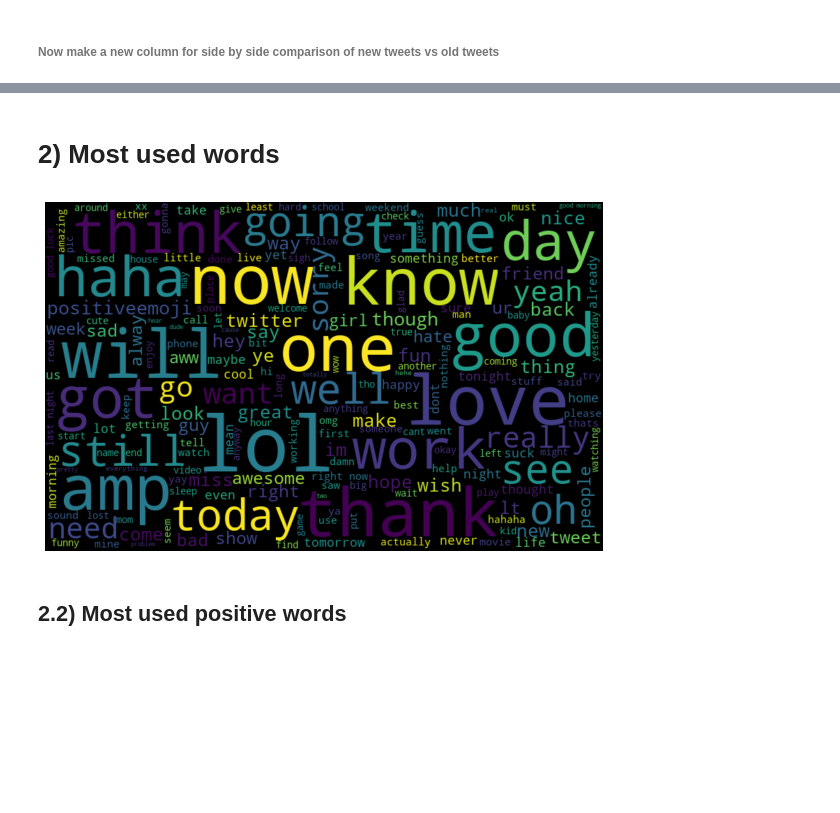
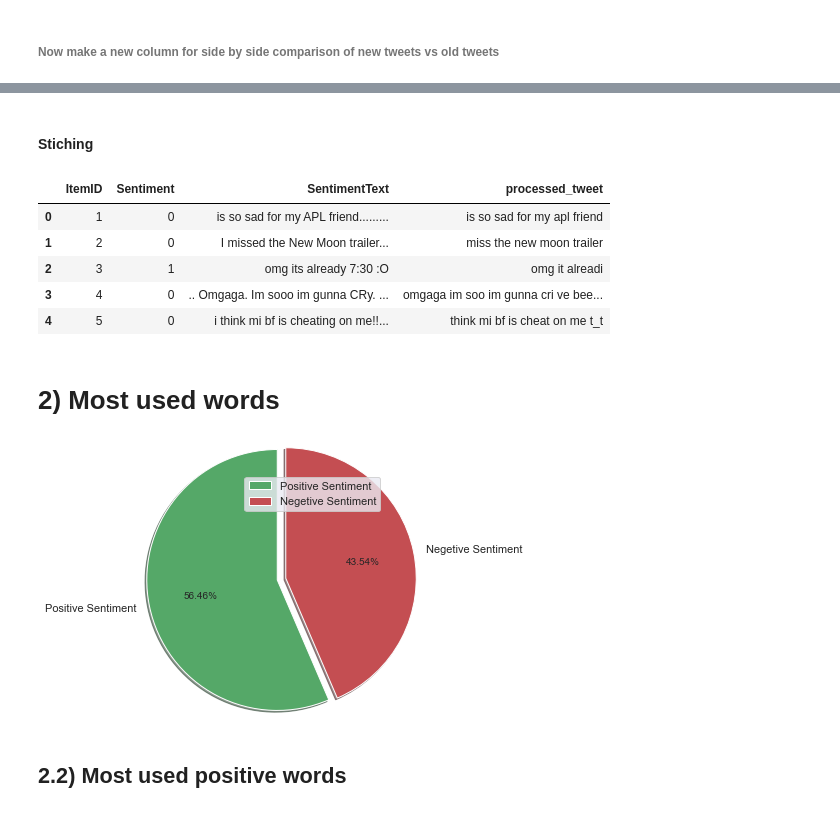
Before and after one commit to gunjannandy/twitter-sentiment-analysis, a Jupyter notebook: twitter-sentiment-analysis.ipynb, the cells around one changed output, grey strips where cells are left out. Cells and saved outputs as stored; diff of their text form; code cells hidden in the pictures; blank space fills up the shorter version.

```diff
--- a/twitter-sentiment-analysis.ipynb
+++ b/twitter-sentiment-analysis.ipynb
@@ -198,14 +225,30 @@ stop_words = set(stopwords.words('english'))
+# %% [markdown]
+#### Stiching
+# %%
+for i in range(len(tokenized_tweet)):
+    tokenized_tweet[i] = ' '.join(tokenized_tweet[i])
+
+total_data['processed_tweet'] = tokenized_tweet
+total_data.head()
+# %% [output]
+|  | ItemID | Sentiment | SentimentText | processed_tweet |
+| 0 | 1 | 0 | is so sad for my APL friend......... | is so sad for my apl friend |
+| 1 | 2 | 0 | I missed the New Moon trailer... | miss the new moon trailer |
+| 2 | 3 | 1 | omg its already 7:30 :O | omg it alreadi |
+| 3 | 4 | 0 | .. Omgaga. Im sooo im gunna CRy. ... | omgaga im soo im gunna cri ve bee... |
+| 4 | 5 | 0 | i think mi bf is cheating on me!!... | think mi bf is cheat on me t_t |
 # %% [markdown]
 # 2) Most used words
-# %%
-all_words = ' '.join([text for text in total_data['processed_tweet']])
-wordcloud = WordCloud(width=800, height=500, random_state=21, max_font_size=110).generate(all_words)
-plt.figure(figsize=(10, 7))
-plt.imshow(wordcloud, interpolation="bilinear")
-plt.axis('off')
-plt.show()
-# %% [output]
-[figure, removed]
+# %%
+sentiments = ['Positive Sentiment', 'Negetive Sentiment']
+slices = [(total_data[sentiment] != 0).sum(), (total_data[sentiment] == 0).sum()]
+colors = ['g', 'r']
+plt.pie(slices, labels = sentiments, colors=colors, startangle=90, shadow = True,
+        explode = (0, 0.1), radius = 1.5, autopct = '%1.2f%%')
+plt.legend()
+plt.show()
+# %% [output]
+[figure, added]
 # %% [markdown]
 ## 2.2) Most used positive words
 # %%
```
Also changed, not shown: parts of 46 cells of this notebook, 1 other file.
